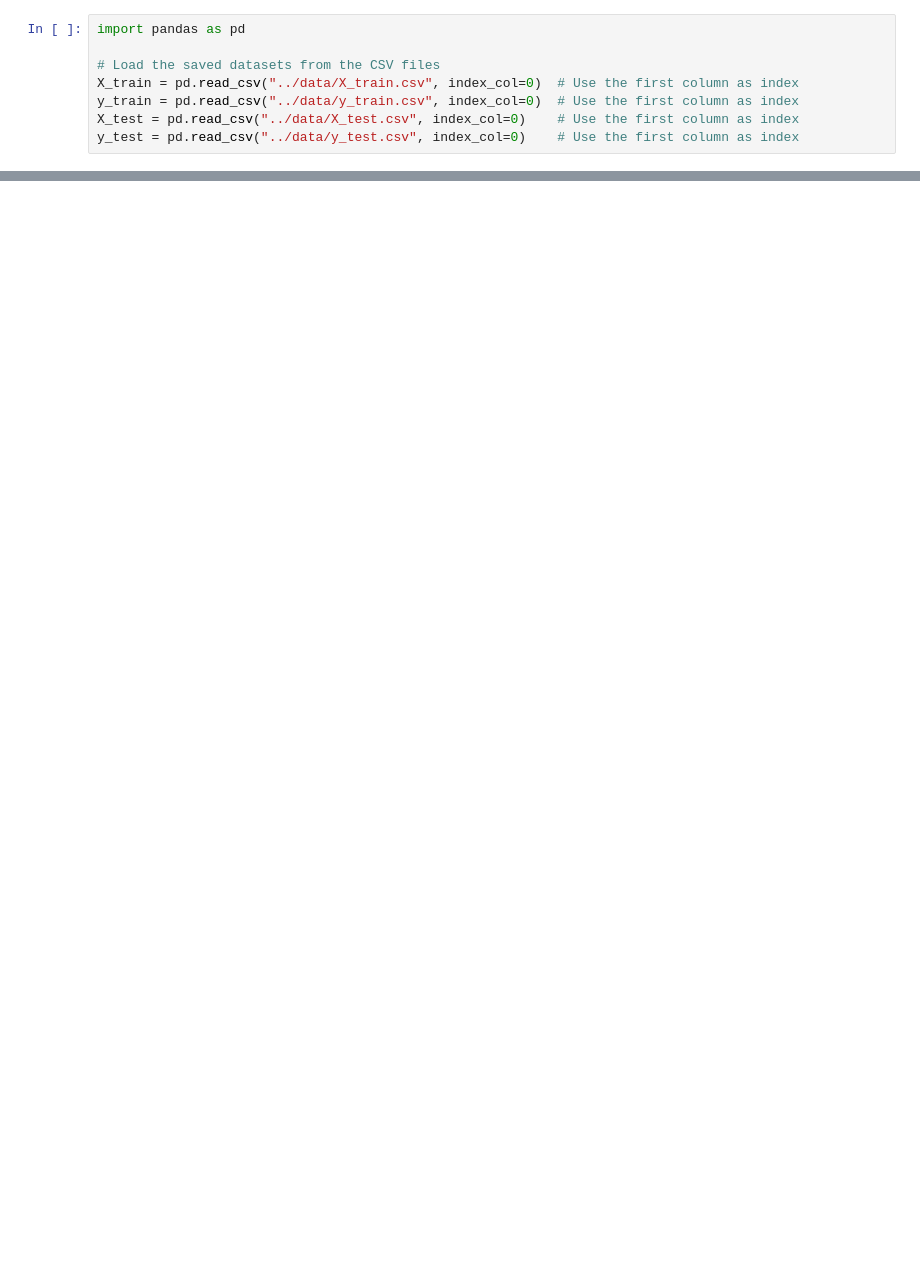
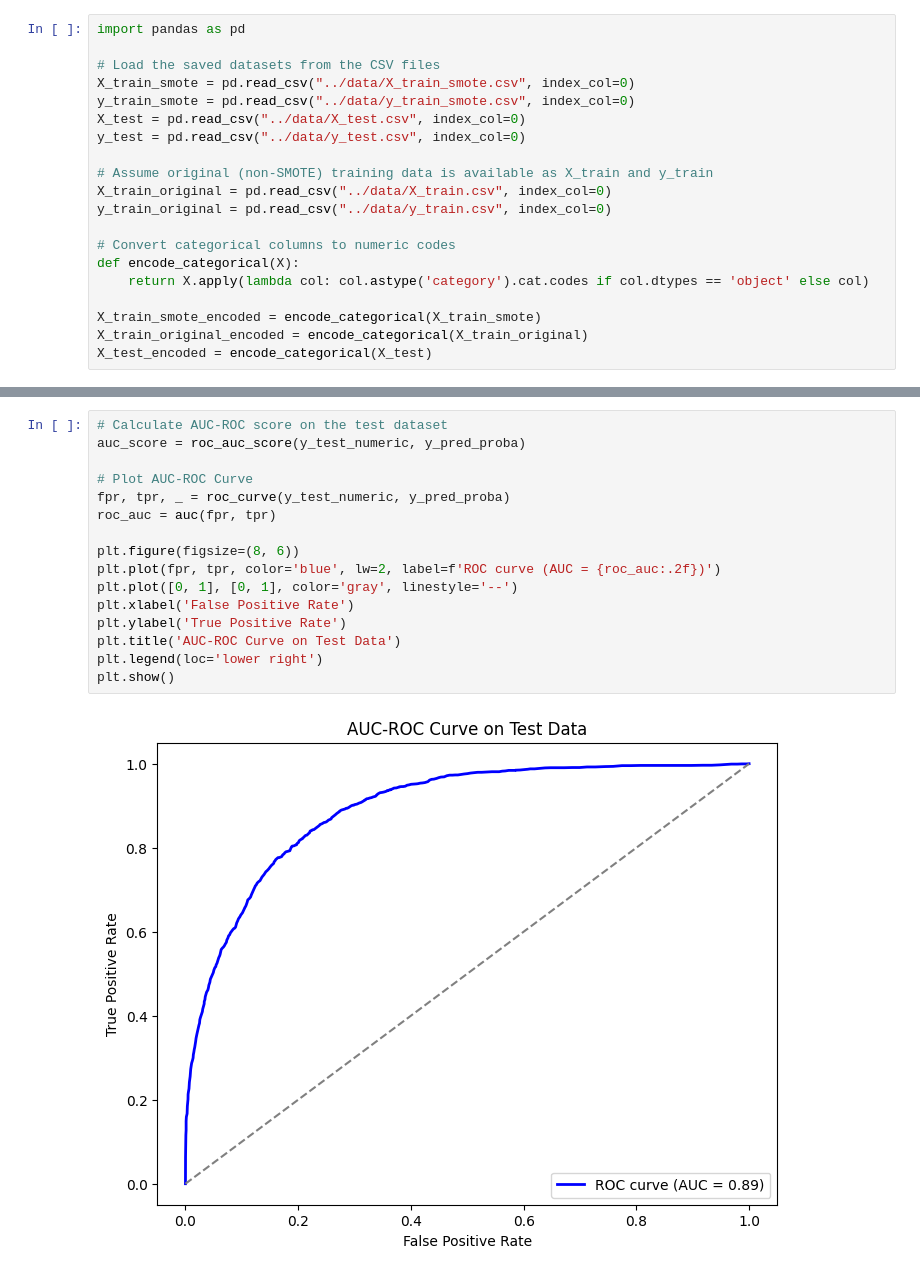
Before and after one commit to SHeywood8/dst-group-project-1, a Jupyter notebook: VivekP/04-03.1-RandomForests.ipynb, the cells around one changed output, grey strips where cells are left out. Cells and saved outputs as stored; diff of their text form; blank space fills up the shorter version.

```diff
--- a/VivekP/04-03.1-RandomForests.ipynb
+++ b/VivekP/04-03.1-RandomForests.ipynb
@@ -10,7 +12,19 @@
 import pandas as pd
 
 # Load the saved datasets from the CSV files
-X_train = pd.read_csv("../data/X_train.csv", index_col=0)  # Use the first column as index
-y_train = pd.read_csv("../data/y_train.csv", index_col=0)  # Use the first column as index
-X_test = pd.read_csv("../data/X_test.csv", index_col=0)    # Use the first column as index
-y_test = pd.read_csv("../data/y_test.csv", index_col=0)    # Use the first column as index
+X_train_smote = pd.read_csv("../data/X_train_smote.csv", index_col=0)
+y_train_smote = pd.read_csv("../data/y_train_smote.csv", index_col=0)
+X_test = pd.read_csv("../data/X_test.csv", index_col=0)
+y_test = pd.read_csv("../data/y_test.csv", index_col=0)
+
+# Assume original (non-SMOTE) training data is available as X_train and y_train
+X_train_original = pd.read_csv("../data/X_train.csv", index_col=0)
+y_train_original = pd.read_csv("../data/y_train.csv", index_col=0)
+
+# Convert categorical columns to numeric codes
+def encode_categorical(X):
+    return X.apply(lambda col: col.astype('category').cat.codes if col.dtypes == 'object' else col)
+
+X_train_smote_encoded = encode_categorical(X_train_smote)
+X_train_original_encoded = encode_categorical(X_train_original)
+X_test_encoded = encode_categorical(X_test)
@@ -67,0 +330,18 @@ Random Forest Accuracy: 84.99%
+# %%
+# Calculate AUC-ROC score on the test dataset
+auc_score = roc_auc_score(y_test_numeric, y_pred_proba)
+
+# Plot AUC-ROC Curve
+fpr, tpr, _ = roc_curve(y_test_numeric, y_pred_proba)
+roc_auc = auc(fpr, tpr)
+
+plt.figure(figsize=(8, 6))
+plt.plot(fpr, tpr, color='blue', lw=2, label=f'ROC curve (AUC = {roc_auc:.2f})')
+plt.plot([0, 1], [0, 1], color='gray', linestyle='--')
+plt.xlabel('False Positive Rate')
+plt.ylabel('True Positive Rate')
+plt.title('AUC-ROC Curve on Test Data')
+plt.legend(loc='lower right')
+plt.show()
+# %% [output]
+[figure, added]
```
Also changed, not shown: parts of 15 cells of this notebook, 7 other files.
